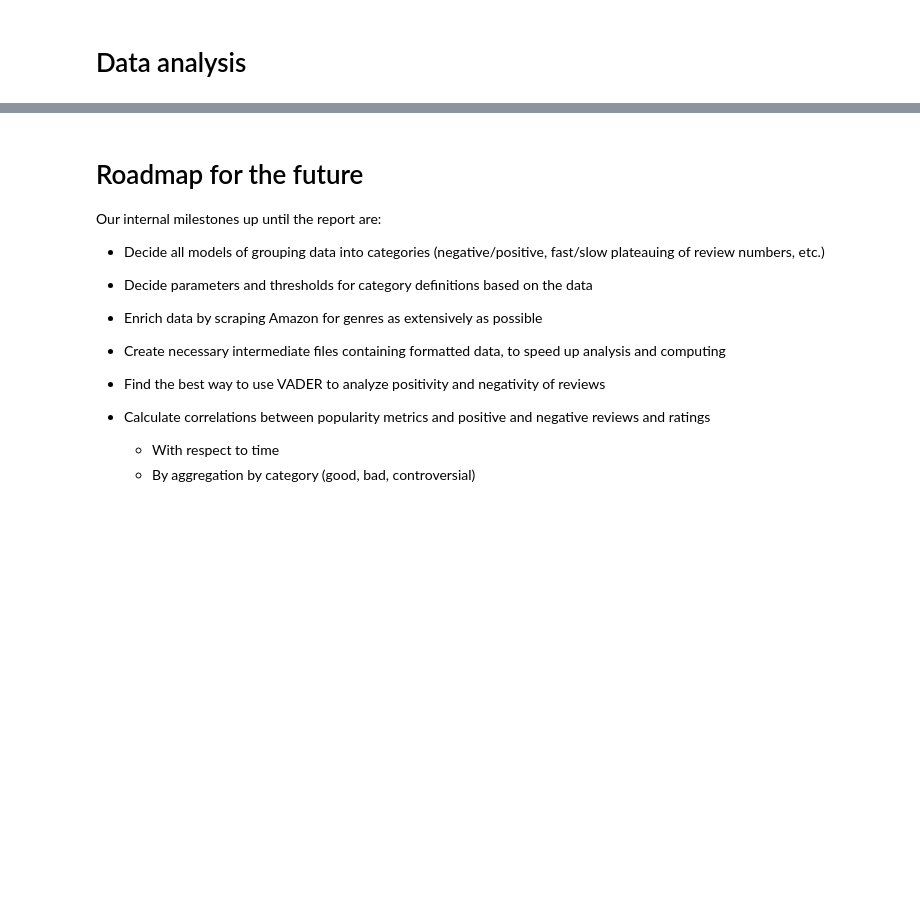
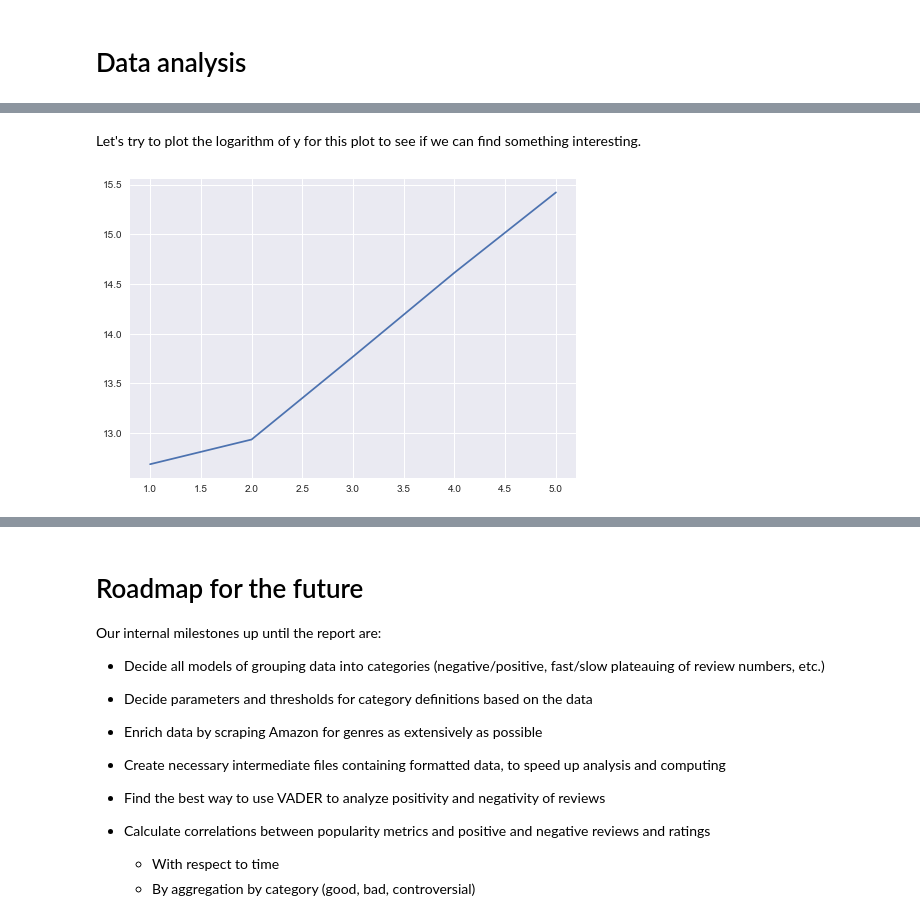
Before and after one commit to adamkozak/ADA2017-project, a Jupyter notebook: Project/Data_processing_CLEAN.ipynb, the cells around one changed output, grey strips where cells are left out. Drawn from its saved outputs; the diff is of its cells as text; code cells hidden in the pictures; blank space fills up the shorter version.

```diff
--- a/Project/Data_processing_CLEAN.ipynb
+++ b/Project/Data_processing_CLEAN.ipynb
@@ -441,0 +433,7 @@ ratings_grouped_unstack_df_10.plot(y = 'Inverse_weighted_mean', kind = 'hist', b
+# %% [markdown]
+Let's try to plot the logarithm of y for this plot to see if we can find something interesting.
+# %%
+y2=np.log(y)
+g=plt.plot(x,y2)
+# %% [output]
+[figure, added]
```
Also changed, not shown: parts of 50 cells of this notebook.
